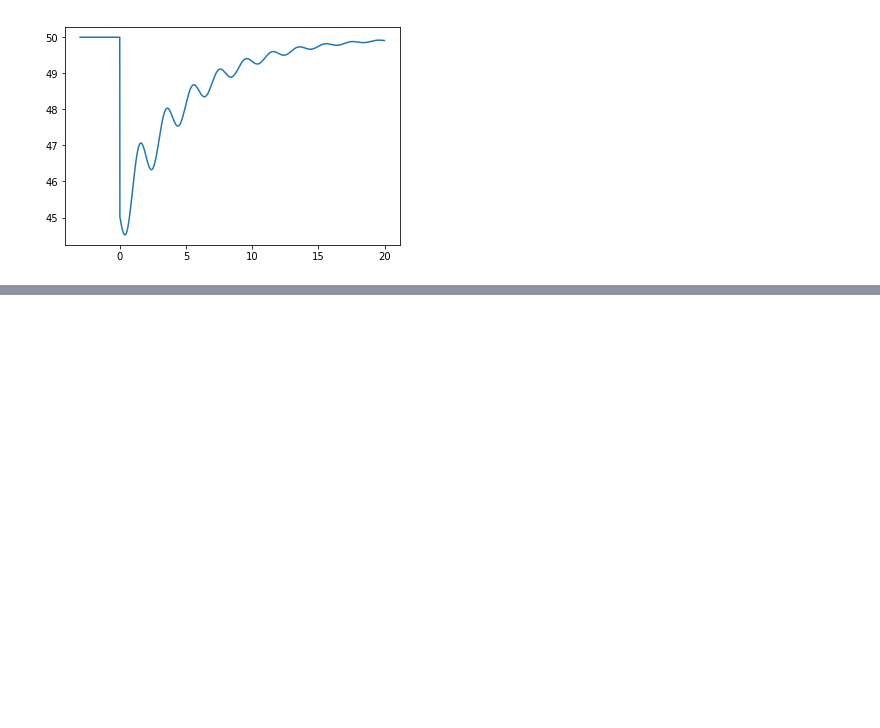
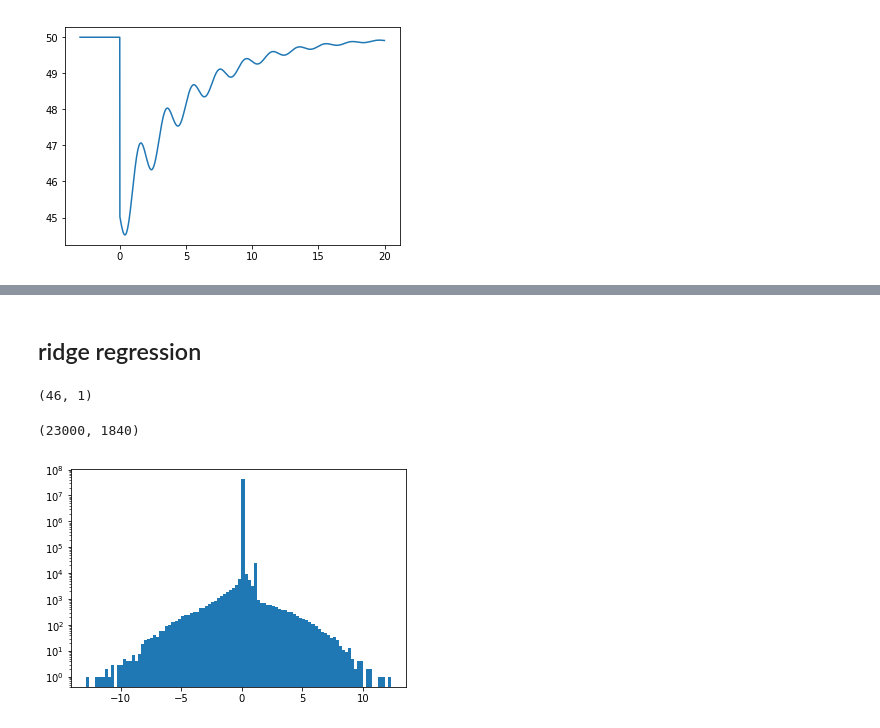
Before and after one commit to sioan/softXRayDataAndControls, a Jupyter notebook: experimentSpecificFiles/sxri0414/pump_probe_sim.ipynb, the cells around one changed output, grey strips where cells are left out. Saved outputs shown, nothing was run; the diff lists cells and outputs as text; code cells hidden in the pictures; blank space fills up the shorter version.

```diff
--- a/experimentSpecificFiles/sxri0414/pump_probe_sim.ipynb
+++ b/experimentSpecificFiles/sxri0414/pump_probe_sim.ipynb
@@ -64,0 +71,48 @@ plt.plot(t_bins[:-1],my_pump_probe[:,3])
+# %% [markdown]
+## ridge regression
+# %%
+#make giant matrix
+t_bins = np.arange(-3,20,0.05)
+
+my_pump_probe = []
+
+big_X = np.zeros([I_sim.shape[0],t_bins.shape[0]*4])
+big_Y = np.zeros([I_sim.shape[0],t_bins.shape[0]])
+
+my_col = 0
+my_row = 0
+
+my_ycol = 0
+my_yrow = 0
+
+for i in np.arange(len(t_bins)-1):
+    my_mask  = (t_sim >= t_bins[i])
+    my_mask *= (t_sim <= t_bins[i+1])
+
+    X = (np.array([np.ones(np.sum(my_mask)),I0_sim[my_mask],(e_sim[my_mask]-np.mean(e_sim[my_mask])),(I0_sim[my_mask]-np.mean(I0_sim[my_mask]))*(e_sim[my_mask]-np.mean(e_sim[my_mask])) ])).transpose()
+    Y = I_sim[my_mask]
+
+    big_X[my_row:my_row+X.shape[0],my_col:my_col + X.shape[1]] = X
+    big_Y[my_yrow:my_yrow+Y.shape[0],my_ycol] = Y
+
+    my_col = my_col + X.shape[1]
+    my_row = my_row + X.shape[0]
+
+    my_ycol = my_ycol + 1
+    my_yrow = my_yrow + Y.shape[0]
+
+
+    #beta = np.dot(np.linalg.pinv(X.transpose()),I_sim[my_mask])
+    #my_pump_probe.append(beta)
+# %%
+big_Y[my_yrow:my_yrow+Y.shape[0],my_ycol:my_ycol +1].shape
+# %% [output]
+(46, 1)
+# %%
+big_X.shape
+# %% [output]
+(23000, 1840)
+# %%
+my_hist = plt.hist(big_X.flatten(),bins=100,log=True)
+# %% [output]
+[figure, added]
```
Also changed, not shown: parts of 17 cells of this notebook.
